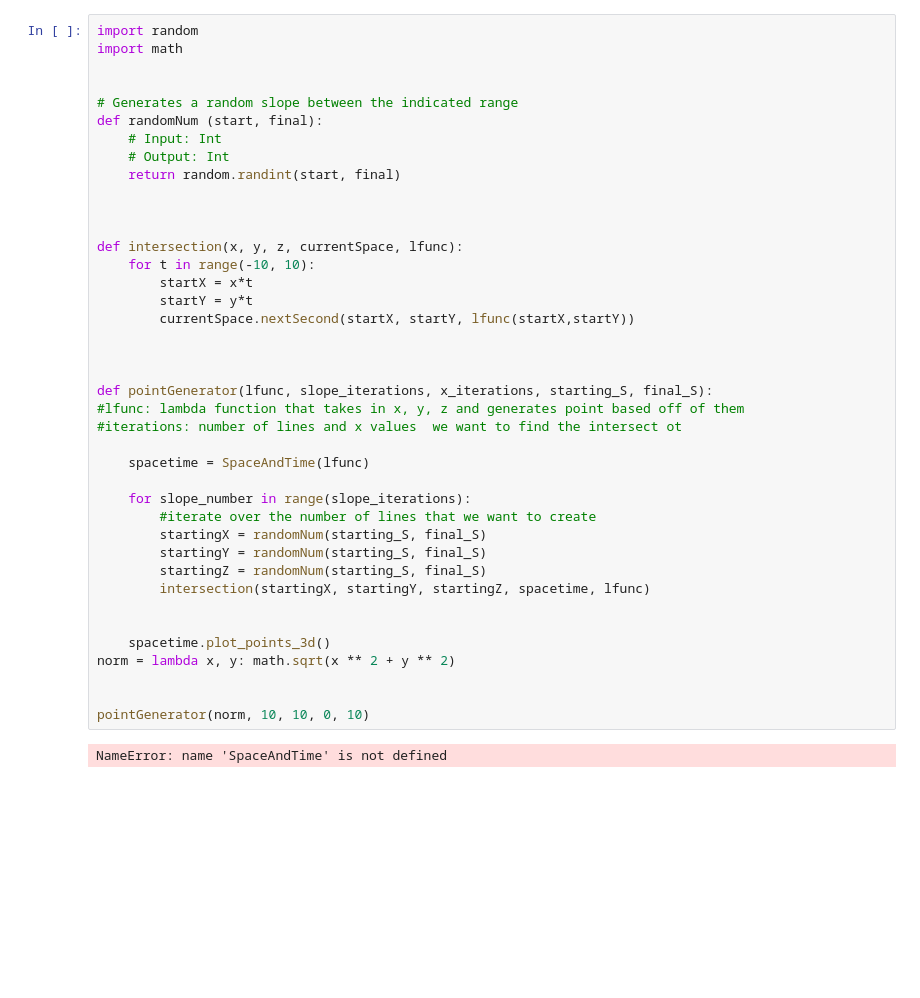
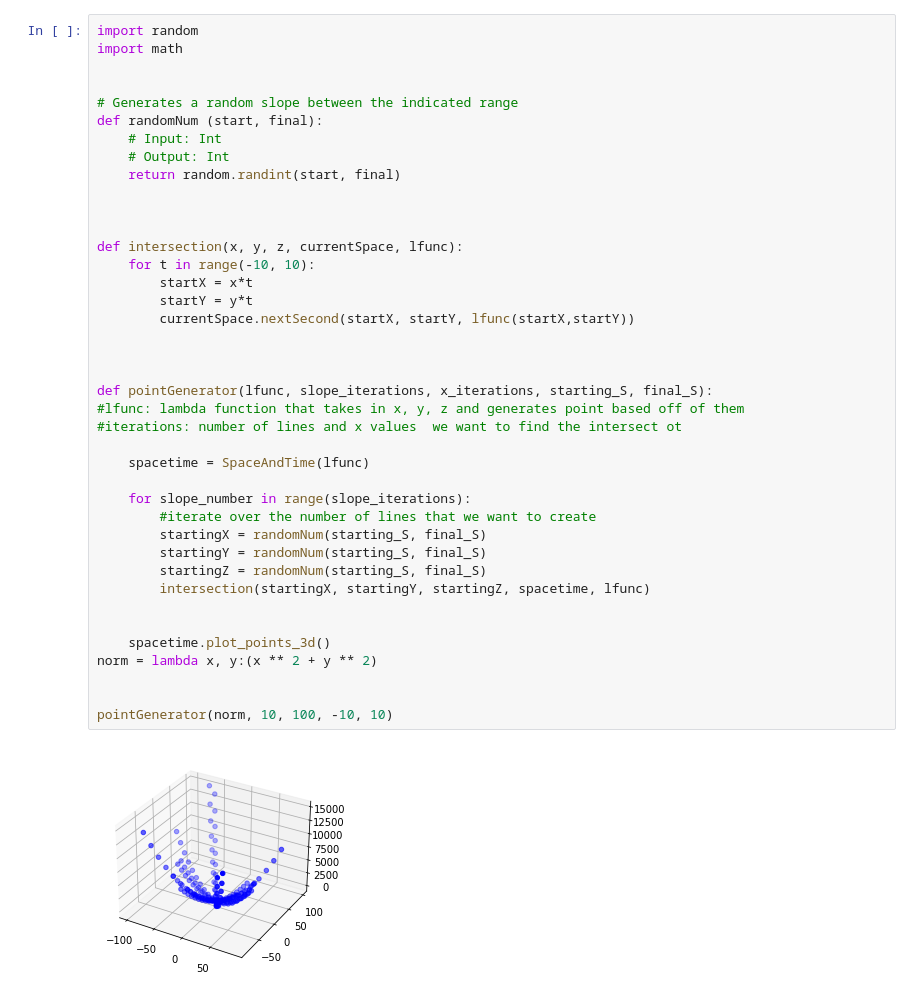
Before and after one commit to samuelli0410/web-recon, a Jupyter notebook: 3DIntersectionDemo.ipynb, the cells around one changed output. Saved outputs shown, nothing was run; the diff lists cells and outputs as text; blank space fills up the shorter version.

```diff
--- a/3DIntersectionDemo.ipynb
+++ b/3DIntersectionDemo.ipynb
@@ -100,33 +101,33 @@ def randomNum (start, final):
     return random.randint(start, final)
 
 
 
 def intersection(x, y, z, currentSpace, lfunc):
     for t in range(-10, 10):
         startX = x*t
         startY = y*t
         currentSpace.nextSecond(startX, startY, lfunc(startX,startY))
 
 
 
 def pointGenerator(lfunc, slope_iterations, x_iterations, starting_S, final_S):
 #lfunc: lambda function that takes in x, y, z and generates point based off of them
 #iterations: number of lines and x values  we want to find the intersect ot
 
     spacetime = SpaceAndTime(lfunc)
 
     for slope_number in range(slope_iterations):
         #iterate over the number of lines that we want to create
         startingX = randomNum(starting_S, final_S)
         startingY = randomNum(starting_S, final_S)
         startingZ = randomNum(starting_S, final_S)
         intersection(startingX, startingY, startingZ, spacetime, lfunc)
 
 
     spacetime.plot_points_3d()
-norm = lambda x, y: math.sqrt(x ** 2 + y ** 2)
+norm = lambda x, y:(x ** 2 + y ** 2)
 
 
-pointGenerator(norm, 10, 10, 0, 10)
+pointGenerator(norm, 10, 100, -10, 10)
 # %% [output]
-NameError: name 'SpaceAndTime' is not defined
+[figure, added]
```
Also changed, not shown: parts of 3 cells of this notebook.
